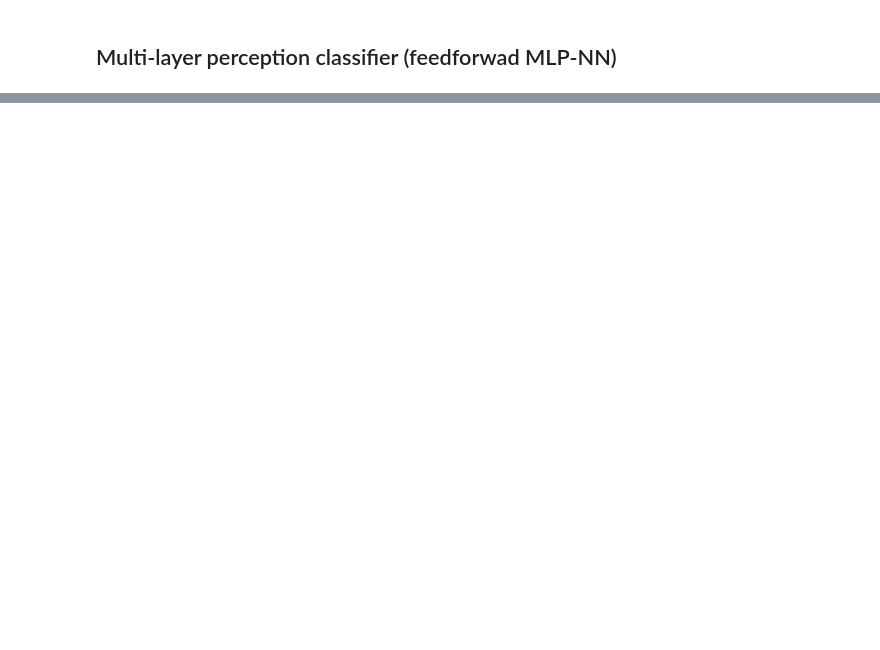
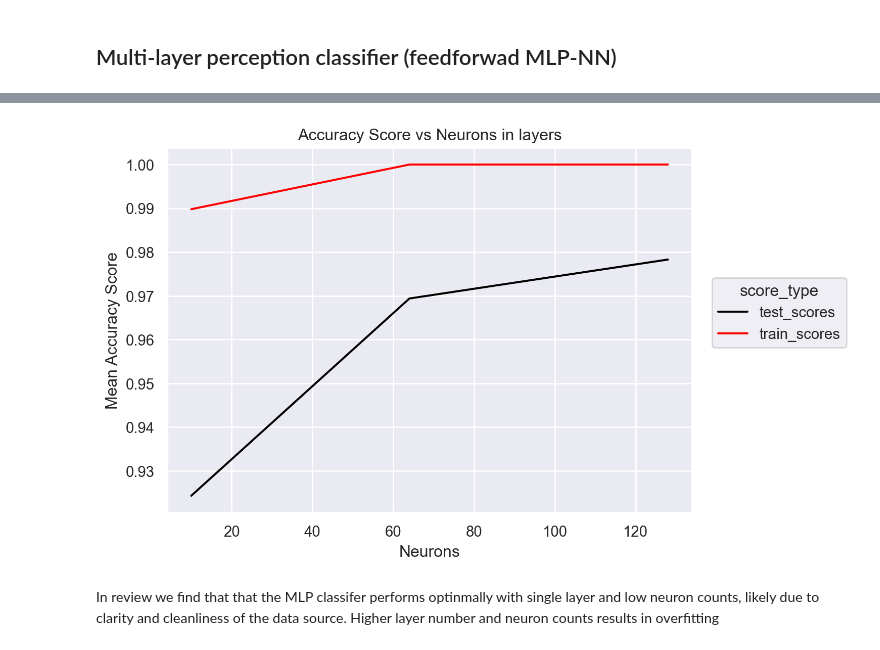
Before and after one commit to Mschaid/digit_classification, a Jupyter notebook: notebooks/digit_eda.ipynb, the cells around one changed output, grey strips where cells are left out. Saved outputs shown, nothing was run; the diff lists cells and outputs as text; code cells hidden in the pictures; blank space fills up the shorter version.

```diff
--- a/notebooks/digit_eda.ipynb
+++ b/notebooks/digit_eda.ipynb
@@ -147,0 +167,6 @@ results
+# %%
+three_layer_n = [10,64,128]
+three_layer_scores = [xval_MLP(layers = (n,n,n), activation = 'relu') for n in three_layer_n]
+# %%
+layer_3_results = results_df(scores = three_layer_scores, col = three_layer_n, col_name = 'neurons')
+layer_3_results
@@ -147,0 +181,11 @@ results
+# %%
+(
+    so.Plot(data = layer_3_results, x= 'neurons', y = 'score', color = 'score_type')
+    .add(so.Line(linewidth = 1.5))
+    .scale(color = ['black', 'red'])
+    .label(x = 'Neurons', y = 'Mean Accuracy Score', title = 'Accuracy Score vs Neurons in layers')
+)
+# %% [output]
+[figure, added]
+# %% [markdown]
+In review we find that that the MLP classifer  performs optinmally with single layer and low neuron counts, likely due to clarity and cleanliness of the data source. Higher layer number and neuron counts results in overfitting
```
Also changed, not shown: parts of 12 cells of this notebook.
